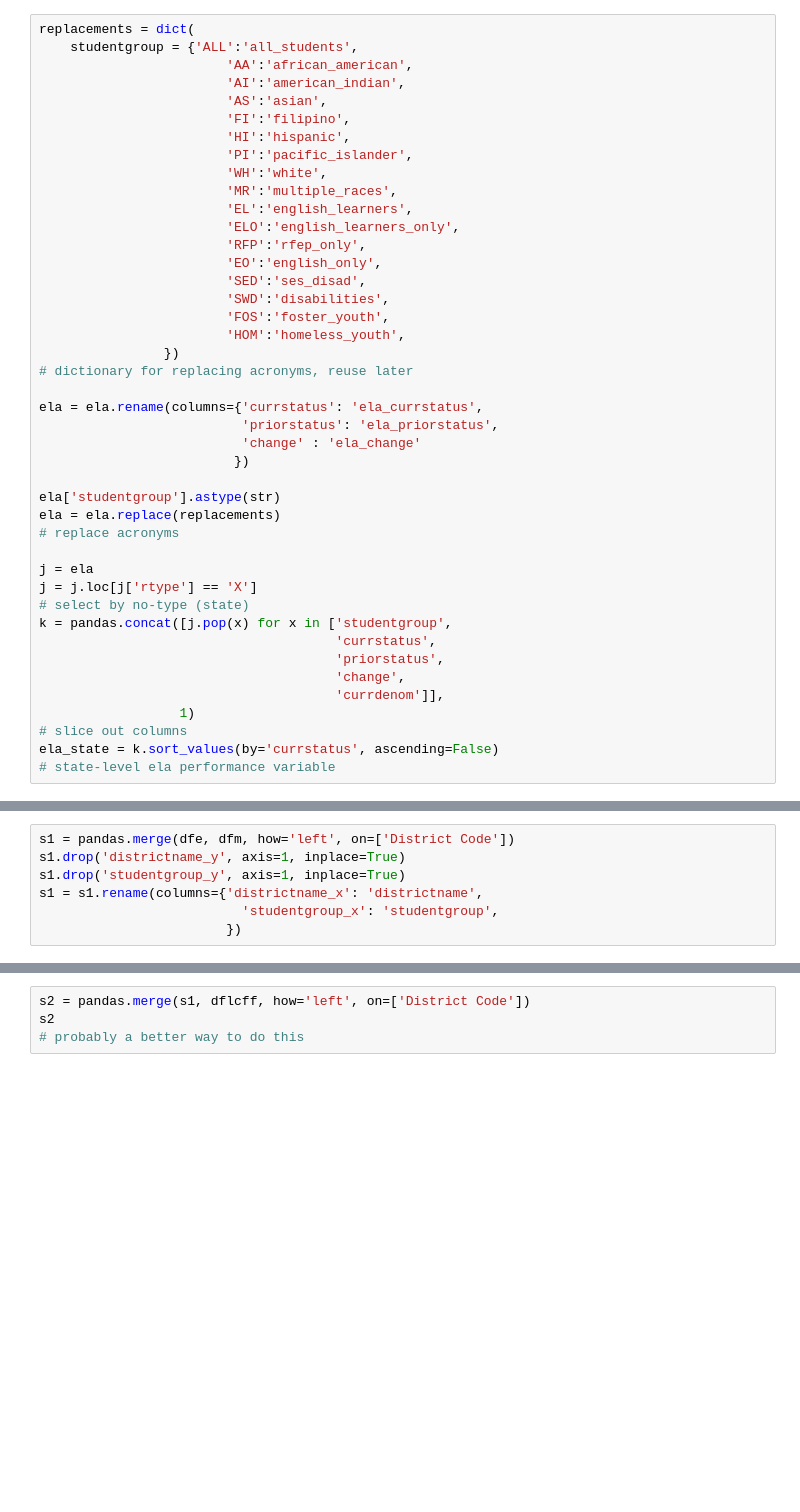
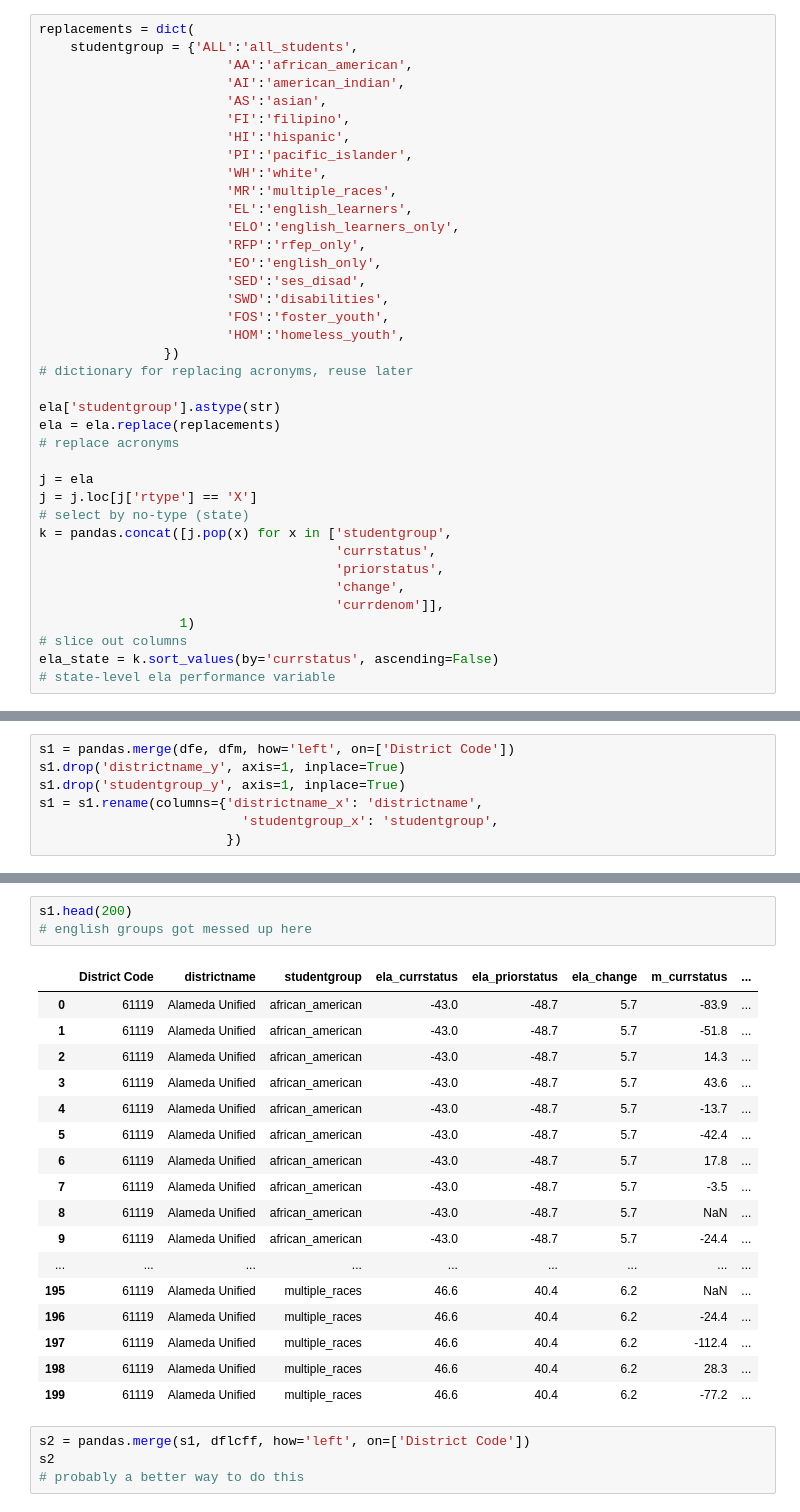
Before and after one commit to fiendskrah/finalcapstone, a Jupyter notebook: project.ipynb, the cells around one changed output, grey strips where cells are left out. Saved outputs shown, nothing was run; the diff lists cells and outputs as text; blank space fills up the shorter version.

```diff
--- a/project.ipynb
+++ b/project.ipynb
@@ -144,11 +165,6 @@ replacements = dict(
                 })
 # dictionary for replacing acronyms, reuse later
 
-ela = ela.rename(columns={'currstatus': 'ela_currstatus',
-                          'priorstatus': 'ela_priorstatus',
-                          'change' : 'ela_change'
-                         })
-
 ela['studentgroup'].astype(str)
 ela = ela.replace(replacements)
 # replace acronyms
@@ -744,3 +862,24 @@ s1
+# %%
+s1.head(200)
+# english groups got messed up here
+# %% [output]
+|  | District Code | districtname | studentgroup | ela_currstatus | ela_priorstatus | ela_change | m_currstatus | ... |
+| 0 | 61119 | Alameda Unified | african_american | -43.0 | -48.7 | 5.7 | -83.9 | ... |
+| 1 | 61119 | Alameda Unified | african_american | -43.0 | -48.7 | 5.7 | -51.8 | ... |
+| 2 | 61119 | Alameda Unified | african_american | -43.0 | -48.7 | 5.7 | 14.3 | ... |
+| 3 | 61119 | Alameda Unified | african_american | -43.0 | -48.7 | 5.7 | 43.6 | ... |
+| 4 | 61119 | Alameda Unified | african_american | -43.0 | -48.7 | 5.7 | -13.7 | ... |
+| 5 | 61119 | Alameda Unified | african_american | -43.0 | -48.7 | 5.7 | -42.4 | ... |
+| 6 | 61119 | Alameda Unified | african_american | -43.0 | -48.7 | 5.7 | 17.8 | ... |
+| 7 | 61119 | Alameda Unified | african_american | -43.0 | -48.7 | 5.7 | -3.5 | ... |
+| 8 | 61119 | Alameda Unified | african_american | -43.0 | -48.7 | 5.7 | NaN | ... |
+| 9 | 61119 | Alameda Unified | african_american | -43.0 | -48.7 | 5.7 | -24.4 | ... |
+| ... | ... | ... | ... | ... | ... | ... | ... | ... |
+| 195 | 61119 | Alameda Unified | multiple_races | 46.6 | 40.4 | 6.2 | NaN | ... |
+| 196 | 61119 | Alameda Unified | multiple_races | 46.6 | 40.4 | 6.2 | -24.4 | ... |
+| 197 | 61119 | Alameda Unified | multiple_races | 46.6 | 40.4 | 6.2 | -112.4 | ... |
+| 198 | 61119 | Alameda Unified | multiple_races | 46.6 | 40.4 | 6.2 | 28.3 | ... |
+| 199 | 61119 | Alameda Unified | multiple_races | 46.6 | 40.4 | 6.2 | -77.2 | ... |
 # %%
 s2 = pandas.merge(s1, dflcff, how='left', on=['District Code'])
 s2
```
Also changed, not shown: parts of 50 cells of this notebook, 1 other file.
